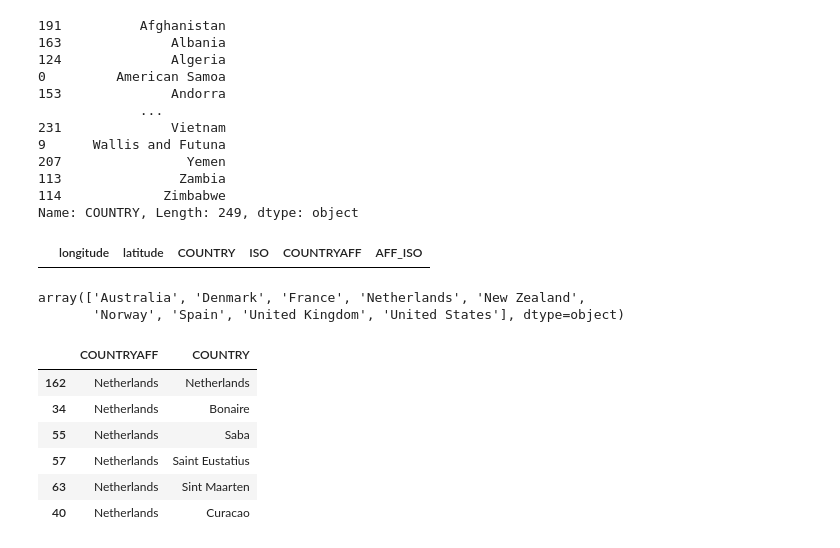
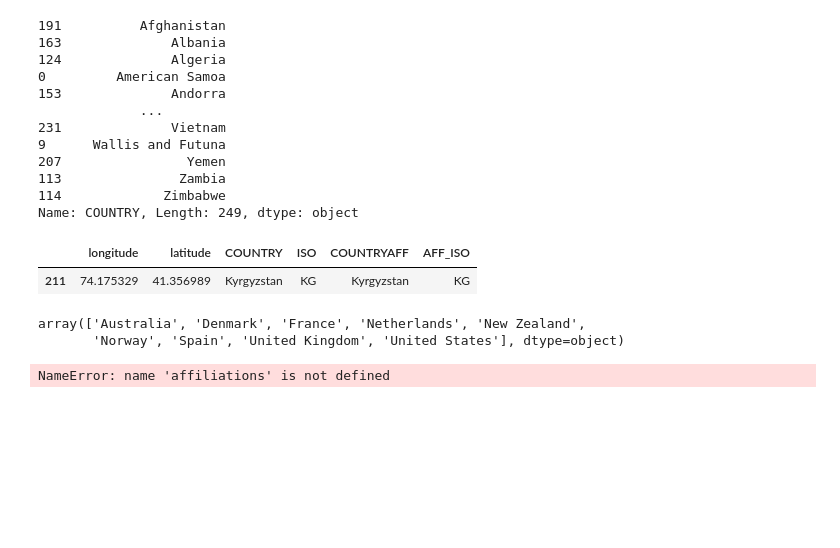
Before and after one commit to com-480-data-visualization/project-2023-vizmoica, a Jupyter notebook: preprocessing/centroids.ipynb, the cells around one changed output. Saved outputs shown, nothing was run; the diff lists cells and outputs as text; code cells hidden in the pictures; blank space fills up the shorter version.

```diff
--- a/preprocessing/centroids.ipynb
+++ b/preprocessing/centroids.ipynb
@@ -39,9 +39,10 @@ centroids["COUNTRY"].sort_values()
 114             Zimbabwe
 Name: COUNTRY, Length: 249, dtype: object
 # %%
-centroids[centroids["COUNTRY"].str.contains("Benelux")]
+centroids[centroids["COUNTRY"].str.contains("Kyrgyzstan")]
 # %% [output]
 |  | longitude | latitude | COUNTRY | ISO | COUNTRYAFF | AFF_ISO |
+| 211 | 74.175329 | 41.356989 | Kyrgyzstan | KG | Kyrgyzstan | KG |
 # %%
 # print is there is a COUNTRY=="Belize"
 
@@ -52,12 +53,6 @@ affiliations['COUNTRYAFF'].unique()
 array(['Australia', 'Denmark', 'France', 'Netherlands', 'New Zealand',
        'Norway', 'Spain', 'United Kingdom', 'United States'], dtype=object)
 # %%
-affiliations[affiliations["COUNTRYAFF"] == "Netherlands"]
+affiliations[affiliations["COUNTRYAFF"] == "Kyrgyzstan"]
 # %% [output]
-|  | COUNTRYAFF | COUNTRY |
-| 162 | Netherlands | Netherlands |
-| 34 | Netherlands | Bonaire |
-| 55 | Netherlands | Saba |
-| 57 | Netherlands | Saint Eustatius |
-| 63 | Netherlands | Sint Maarten |
-| 40 | Netherlands | Curacao |
+NameError: name 'affiliations' is not defined
```
Also changed, not shown: 2 other files.
